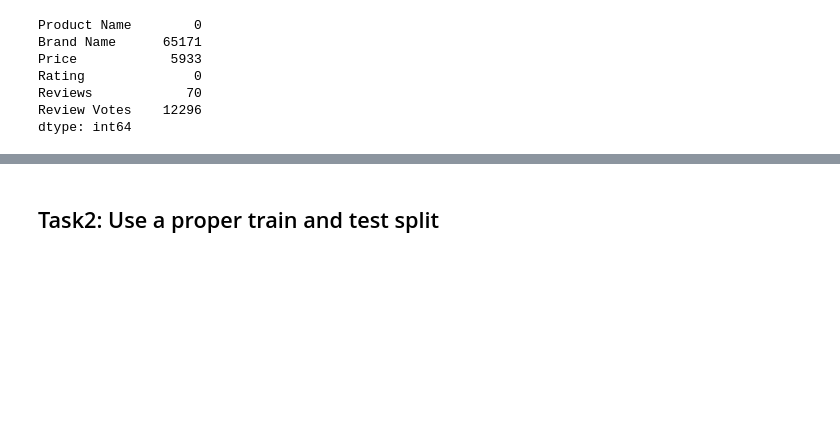
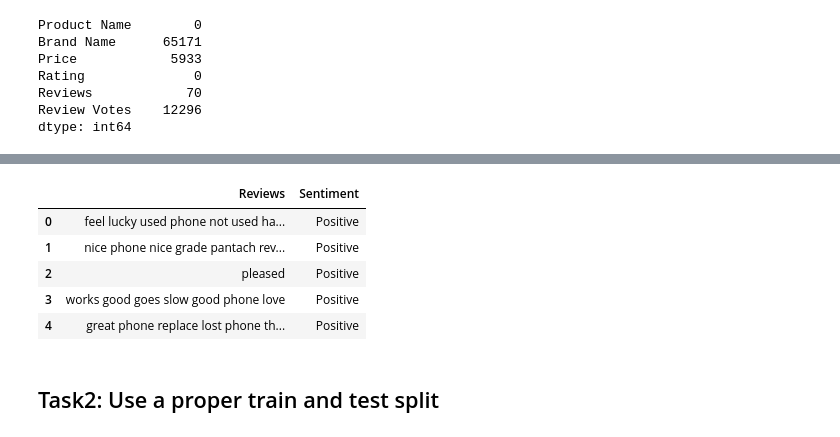
Before and after one commit to NoorHash/NLP_Lab4, a Jupyter notebook: Lab4_Classification_and_evaluation.ipynb, the cells around one changed output, grey strips where cells are left out. Saved outputs shown, nothing was run; the diff lists cells and outputs as text; code cells hidden in the pictures; blank space fills up the shorter version.

```diff
--- a/Lab4_Classification_and_evaluation.ipynb
+++ b/Lab4_Classification_and_evaluation.ipynb
@@ -184,3 +184,42 @@ data.head(8)
+# %%
+import re
+from sklearn.feature_extraction.text import ENGLISH_STOP_WORDS
+
+# Keep important negation words for sentiment analysis
+stop_words = set(ENGLISH_STOP_WORDS) - {'no', 'not', 'nor'}
+
+def preprocess_text(text):
+
+    # 1- Convert text to lowercase
+    text = text.lower()
+
+    # 2- Remove URLs
+    text = re.sub(r'http\S+|www\S+', '', text)
+
+    # 3- Remove punctuation and special characters
+    text = re.sub(r'[^a-z\s]', '', text)
+
+    # 4- Tokenize the text
+    words = text.split()
+
+    # 5- Remove stopwords while keeping negation words
+    words = [word for word in words if word not in stop_words]
+
+    return ' '.join(words)
+
+
+# Apply preprocessing and keep the original reviews
+data['Reviews'] = data['Reviews'].apply(preprocess_text)
+
+# Display original and cleaned reviews
+data[['Reviews', 'Sentiment']].head()
+# %% [output]
+|  | Reviews | Sentiment |
+| 0 | feel lucky used phone not used ha... | Positive |
+| 1 | nice phone nice grade pantach rev... | Positive |
+| 2 | pleased | Positive |
+| 3 | works good goes slow good phone love | Positive |
+| 4 | great phone replace lost phone th... | Positive |
 # %% [markdown]
 ## Task2: Use a proper train and test split
 # %%
```
Also changed, not shown: parts of 7 cells of this notebook.
